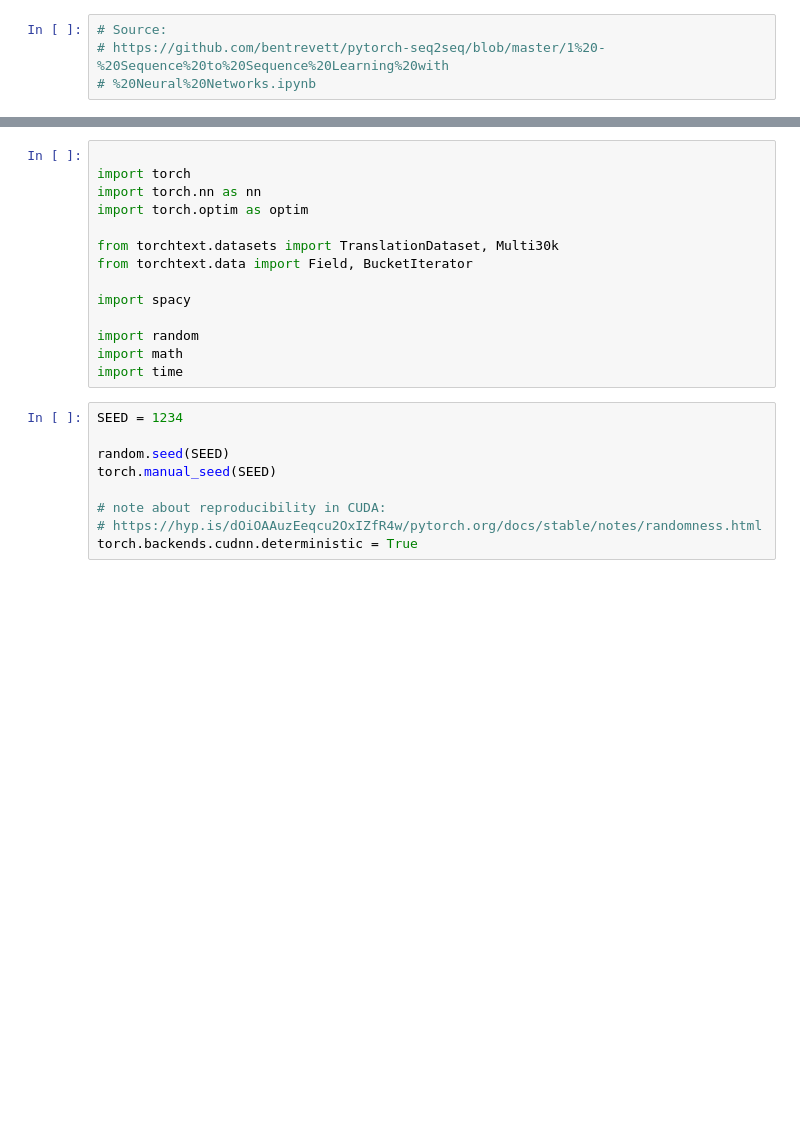
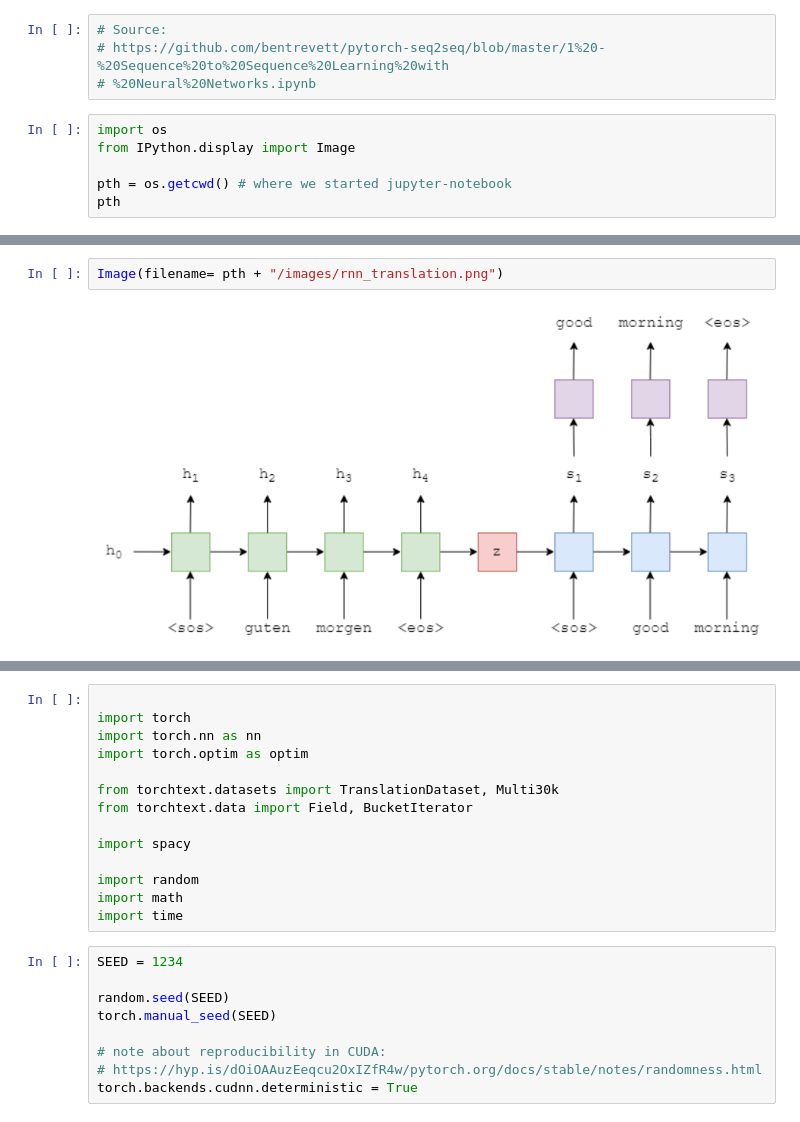
Before and after one commit to statisticallyfit/PythonNeuralNetNLP, a Jupyter notebook: src/NLPstudy/Seq2SeqModel/1_SeqToSeqLearning.ipynb, the cells around one changed output, grey strips where cells are left out. Saved outputs shown, nothing was run; the diff lists cells and outputs as text; blank space fills up the shorter version.

```diff
--- a/src/NLPstudy/Seq2SeqModel/1_SeqToSeqLearning.ipynb
+++ b/src/NLPstudy/Seq2SeqModel/1_SeqToSeqLearning.ipynb
@@ -2,3 +2,9 @@
 # Source:
 # https://github.com/bentrevett/pytorch-seq2seq/blob/master/1%20-%20Sequence%20to%20Sequence%20Learning%20with
 # %20Neural%20Networks.ipynb
+# %%
+import os
+from IPython.display import Image
+
+pth = os.getcwd() # where we started jupyter-notebook
+pth
@@ -4,0 +26,4 @@
+# %%
+Image(filename= pth + "/images/rnn_translation.png")
+# %% [output]
+[figure, added]
```
Also changed, not shown: parts of 4 cells of this notebook, 1 other file.
